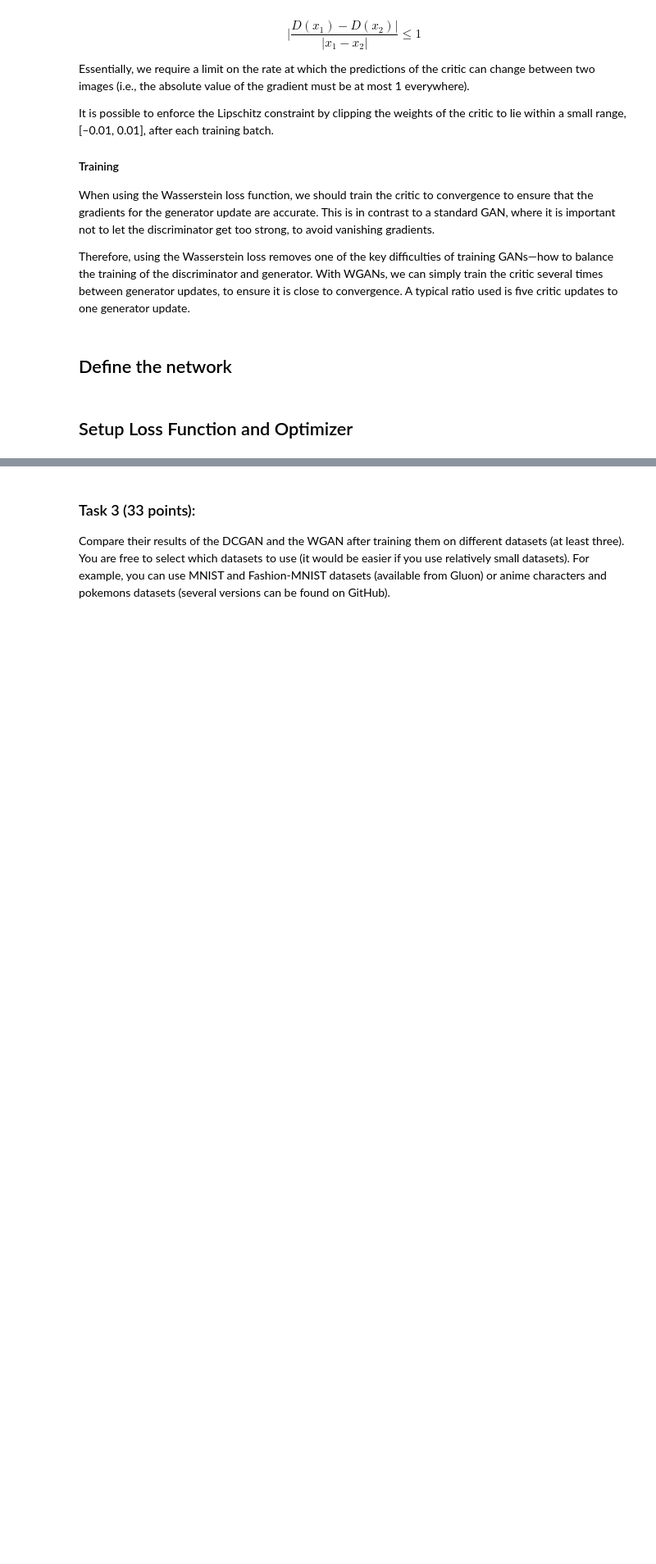
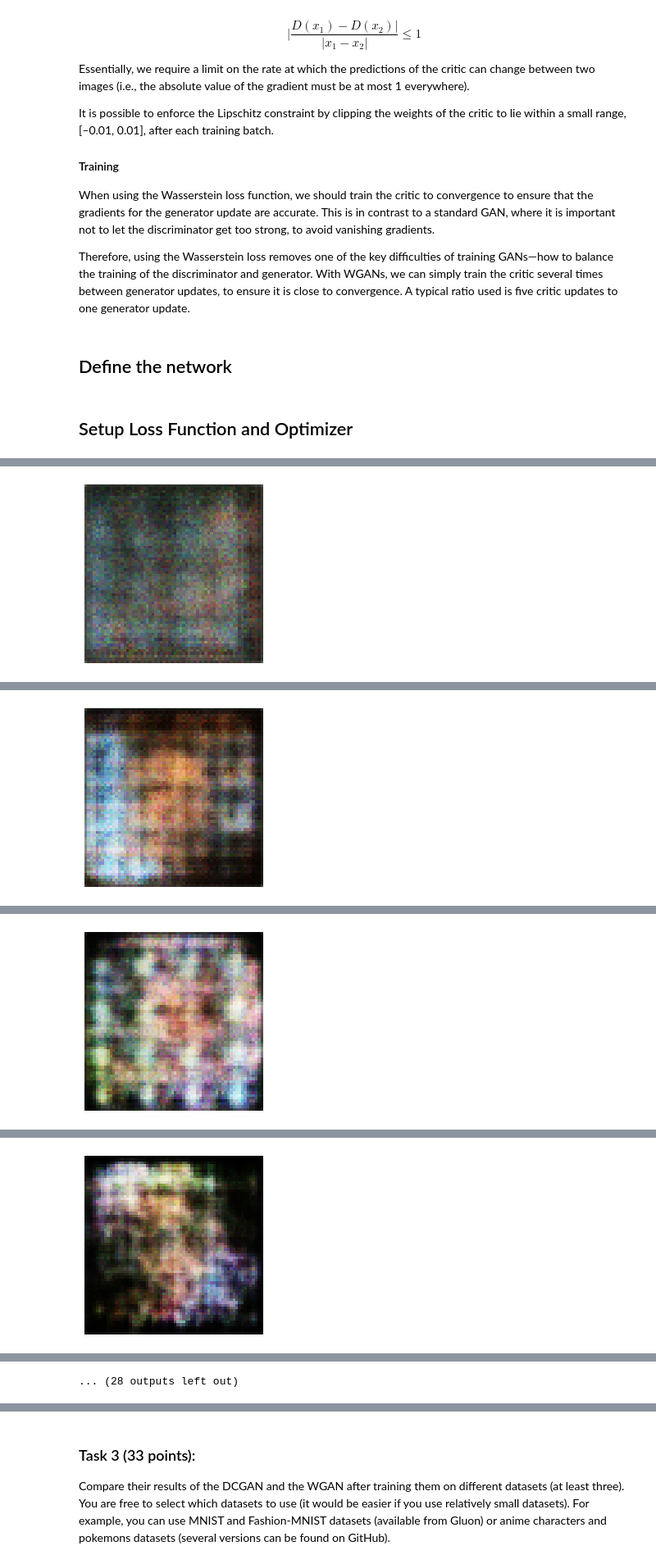
Before and after one commit to thijsgelton/P10-G7_GANs, a Jupyter notebook: P10_G7_GANs.ipynb, the cells around one changed output, grey strips where cells are left out. Shown at 82% size. Drawn from its saved outputs; the diff is of its cells as text; code cells hidden in the pictures; blank space fills up the shorter version.

```diff
--- a/P10_G7_GANs.ipynb
+++ b/P10_G7_GANs.ipynb
@@ -422,12 +405,21 @@ with netD.name_scope():
 ## Setup Loss Function and Optimizer
 # %%
 # initialize the generator and the discriminator
+netG = Generator()
 netG.initialize(mx.init.Normal(0.02), ctx=ctx)
+netD = Discriminator()
 netD.initialize(mx.init.Normal(0.02), ctx=ctx)
+
+# Clip initial weights
+netD.forward(mx.nd.ones(shape=(batch_size, nc, 64, 64), ctx=ctx))
+weights = netD.collect_params()
+for i in weights:
+    w = weights[i].data()
+    mx.nd.clip(w, -0.01, 0.01, out=w)
 
 # trainer for the generator and the discriminator
 trainerG = gluon.Trainer(netG.collect_params(), 'rmsprop', {'learning_rate': 0.00005})
-trainerD = gluon.Trainer(netD.collect_params(), 'rmsprop', {'learning_rate': 0.00005, 'clip_gradient': 0.01})
+trainerD = gluon.Trainer(netD.collect_params(), 'rmsprop', {'learning_rate': 0.00005})
 # %%
 from datetime import datetime
 import time
@@ -530,0 +493,3 @@ Acc: ('facc', 0.5)
+# %%
+train_wgan(dataset=train_data, net_g=netG, net_d=netD, trainer_g=trainerG, trainer_d=trainerD, metric=metric, n_epochs=20, batch_size=batch_size, latent_z_size=latent_z_size)
+# %% [output]
@@ -530,0 +499 @@ Acc: ('facc', 0.5)
+[figure, added]
@@ -530,0 +503 @@ Acc: ('facc', 0.5)
+[figure, added]
@@ -530,0 +507 @@ Acc: ('facc', 0.5)
+[figure, added]
@@ -530,0 +511 @@ Acc: ('facc', 0.5)
+[figure, added]
@@ -531,3 +520,4 @@ Acc: ('facc', 0.5)
+... (28 outputs left out)
 # %%
 num_image = 8
 for i in range(num_image):
```
Also changed, not shown: parts of 23 cells of this notebook.
